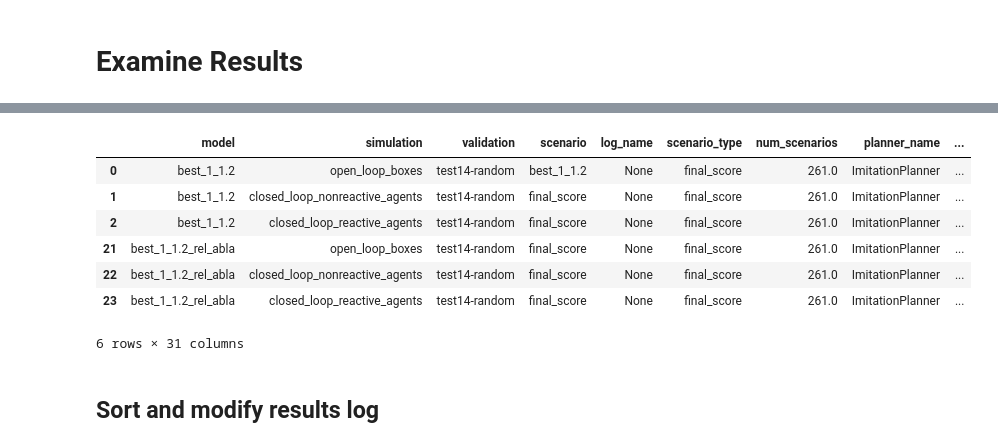
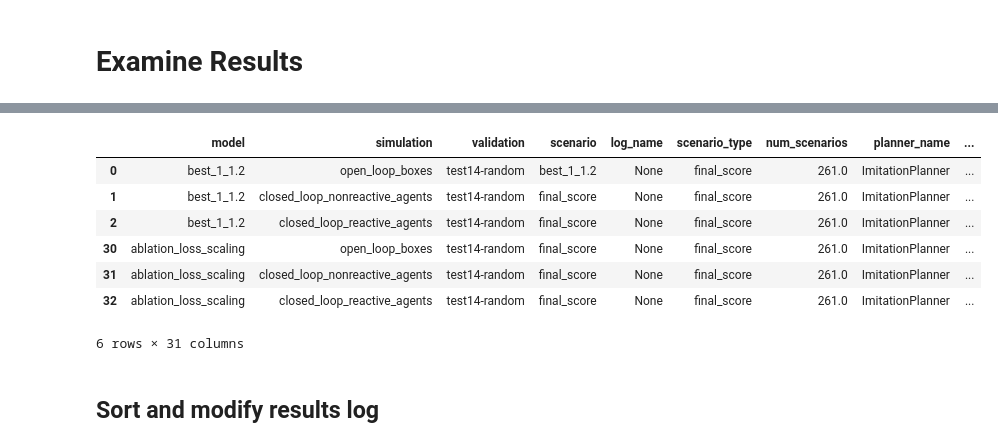
Before and after one commit to Jiale-Fan/planTF, a Jupyter notebook: examine_results.ipynb, the cells around one changed output, grey strips where cells are left out. Saved outputs shown, nothing was run; the diff lists cells and outputs as text; code cells hidden in the pictures.

Commit message:
updated results

```diff
--- a/examine_results.ipynb
+++ b/examine_results.ipynb
@@ -28,13 +28,13 @@ results_data
 # %%
-pd.concat([results_data[0:3],results_data[21:24]])
+pd.concat([results_data[:3],results_data[-3:]])
 # %% [output]
 |  | model | simulation | validation | scenario | log_name | scenario_type | num_scenarios | planner_name | ... |
 | 0 | best_1_1.2 | open_loop_boxes | test14-random | best_1_1.2 | None | final_score | 261.0 | ImitationPlanner | ... |
 | 1 | best_1_1.2 | closed_loop_nonreactive_agents | test14-random | final_score | None | final_score | 261.0 | ImitationPlanner | ... |
 | 2 | best_1_1.2 | closed_loop_reactive_agents | test14-random | final_score | None | final_score | 261.0 | ImitationPlanner | ... |
-| 21 | best_1_1.2_rel_abla | open_loop_boxes | test14-random | final_score | None | final_score | 261.0 | ImitationPlanner | ... |
-| 22 | best_1_1.2_rel_abla | closed_loop_nonreactive_agents | test14-random | final_score | None | final_score | 261.0 | ImitationPlanner | ... |
-| 23 | best_1_1.2_rel_abla | closed_loop_reactive_agents | test14-random | final_score | None | final_score | 261.0 | ImitationPlanner | ... |
+| 30 | ablation_loss_scaling | open_loop_boxes | test14-random | final_score | None | final_score | 261.0 | ImitationPlanner | ... |
+| 31 | ablation_loss_scaling | closed_loop_nonreactive_agents | test14-random | final_score | None | final_score | 261.0 | ImitationPlanner | ... |
+| 32 | ablation_loss_scaling | closed_loop_reactive_agents | test14-random | final_score | None | final_score | 261.0 | ImitationPlanner | ... |
 6 rows × 31 columns
 # %% [markdown]
 ## Sort and modify results log
```
Also changed, not shown: parts of 2 cells of this notebook, 1 other file.
